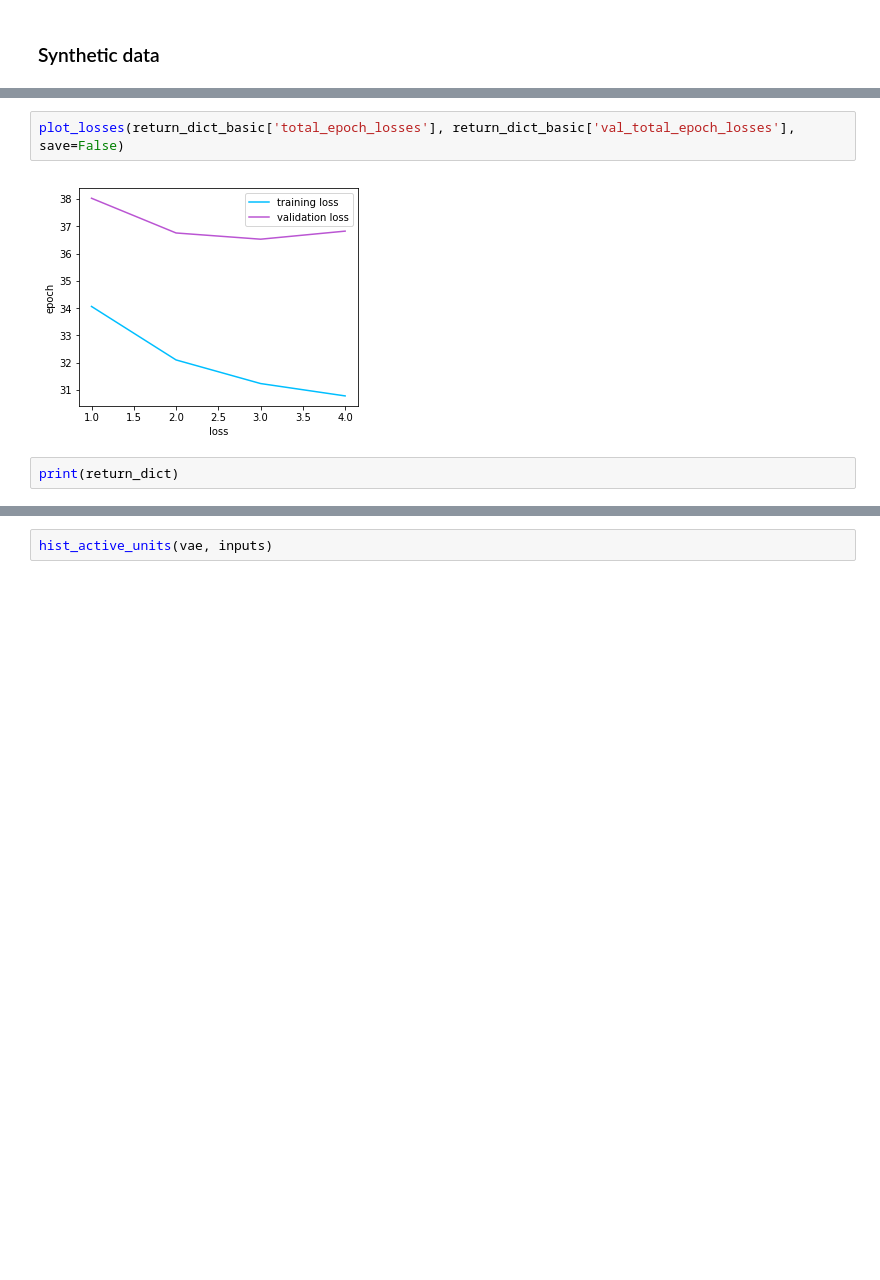
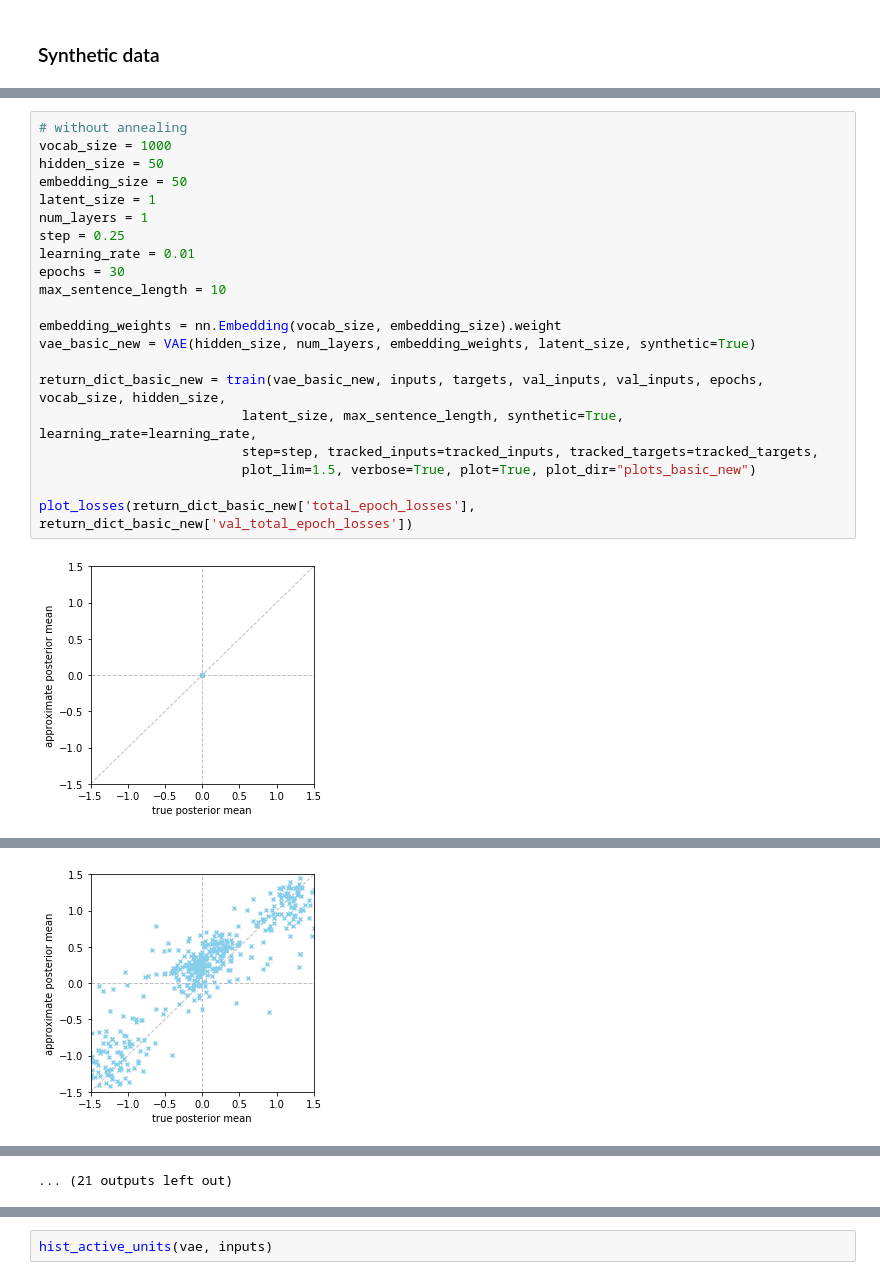
Before and after one commit to eliisabethein/DD2424-project, a Jupyter notebook: refactored-workspace.ipynb, the cells around one changed output, grey strips where cells are left out. Cells and saved outputs as stored; diff of their text form; blank space fills up the shorter version.

```diff
--- a/refactored-workspace.ipynb
+++ b/refactored-workspace.ipynb
@@ -784,6 +851,23 @@ epoch 2 iteration 1000 loss 32.942 CE 32.938 KL 0.004 weighted KL: 0.004 weight
-# %%
-plot_losses(return_dict_basic['total_epoch_losses'], return_dict_basic['val_total_epoch_losses'], save=False)
-# %% [output]
-[figure, removed]
-# %%
-print(return_dict)
+# %%
+# without annealing
+vocab_size = 1000
+hidden_size = 50
+embedding_size = 50
+latent_size = 1
+num_layers = 1
+step = 0.25
+learning_rate = 0.01
+epochs = 30
+max_sentence_length = 10
+
+embedding_weights = nn.Embedding(vocab_size, embedding_size).weight
+vae_basic_new = VAE(hidden_size, num_layers, embedding_weights, latent_size, synthetic=True)
+
+return_dict_basic_new = train(vae_basic_new, inputs, targets, val_inputs, val_inputs, epochs, vocab_size, hidden_size,
+                          latent_size, max_sentence_length, synthetic=True, learning_rate=learning_rate,
+                          step=step, tracked_inputs=tracked_inputs, tracked_targets=tracked_targets,
+                          plot_lim=1.5, verbose=True, plot=True, plot_dir="plots_basic_new")
+
+plot_losses(return_dict_basic_new['total_epoch_losses'], return_dict_basic_new['val_total_epoch_losses'])
+# %% [output]
+[figure, added]
@@ -789,0 +885 @@ print(return_dict)
+[figure, added]
@@ -789,0 +945 @@ print(return_dict)
+... (21 outputs left out)
```
Also changed, not shown: parts of 17 cells of this notebook.
